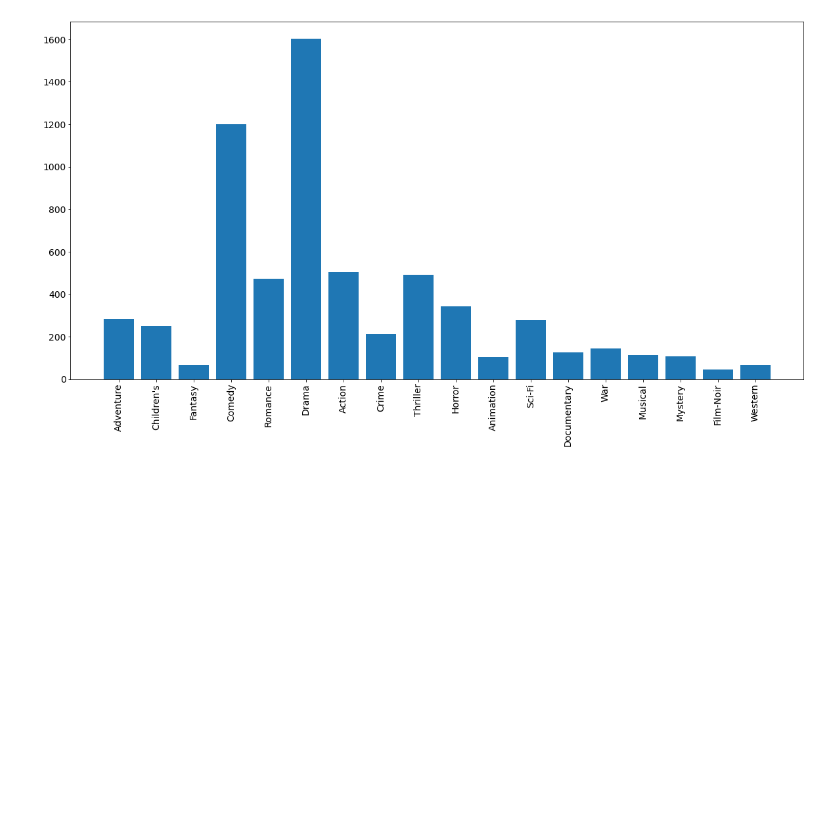
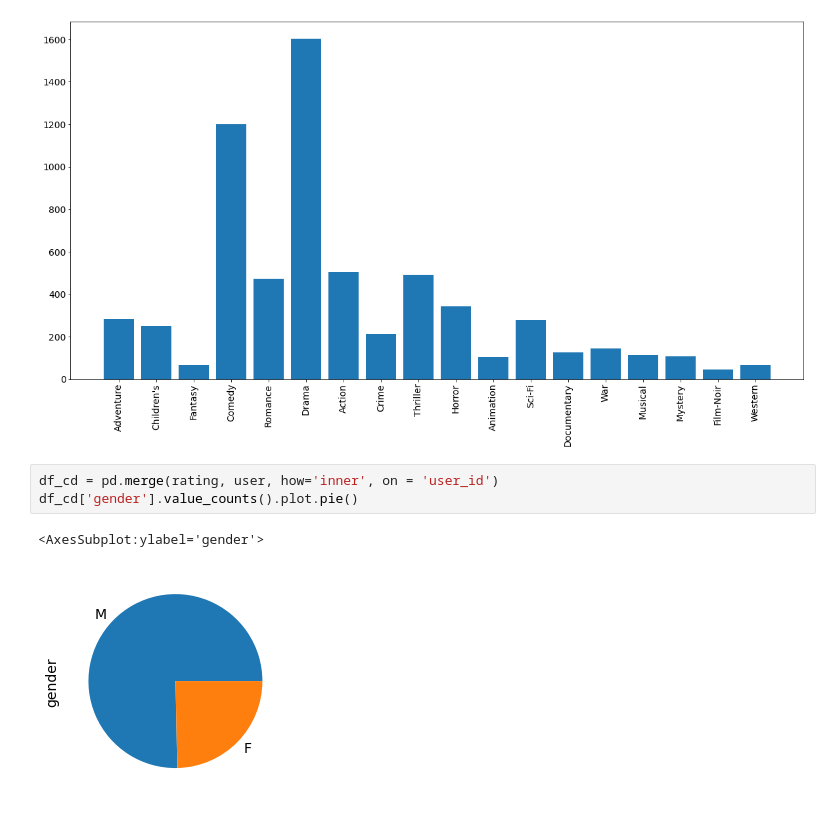
Before and after one commit to haiconmeo/recommendation-system, a Jupyter notebook: Movielen.ipynb, the cells around one changed output. Drawn from its saved outputs; the diff is of its cells as text; blank space fills up the shorter version.

```diff
--- a/Movielen.ipynb
+++ b/Movielen.ipynb
@@ -147,3 +162,9 @@ plt.xticks(rotation=90)
 plt.show()
 # %% [output]
 [figure]
+# %%
+df_cd = pd.merge(rating, user, how='inner', on = 'user_id')
+df_cd['gender'].value_counts().plot.pie()
+# %% [output]
+<AxesSubplot:ylabel='gender'>
+[figure, added]
```
Also changed, not shown: parts of 2 cells of this notebook, 1 other file.
